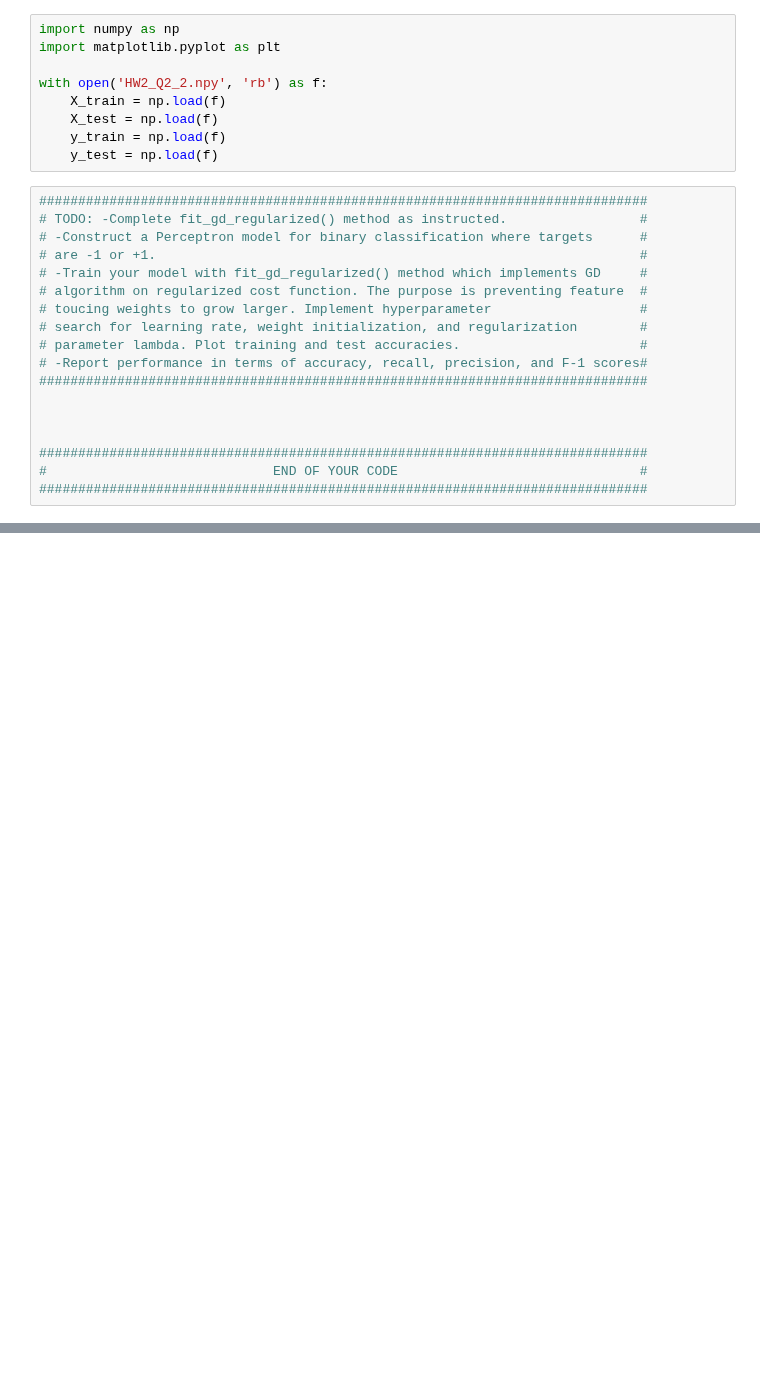
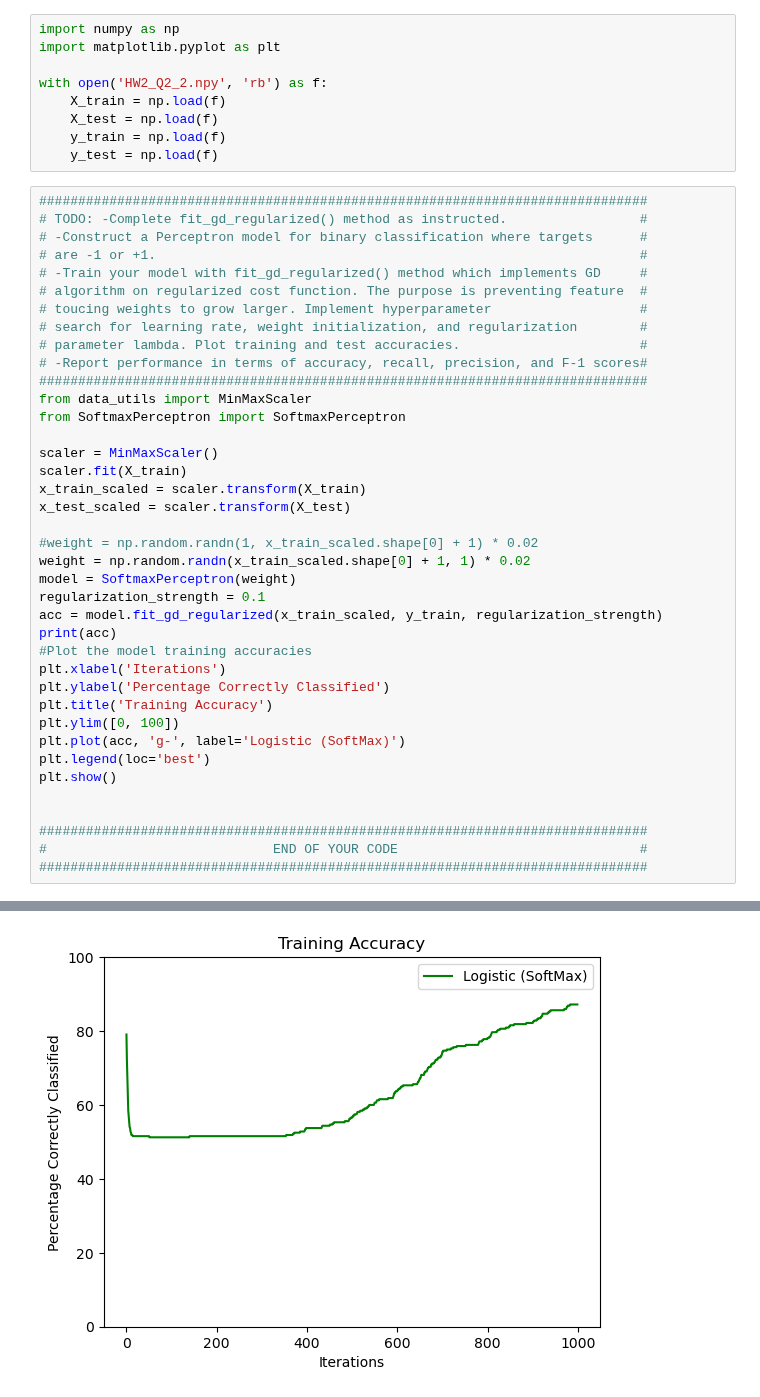
Before and after one commit to MustafaKrc/LFD24, a Jupyter notebook: Binary Linear Classification with Logistic Regression and Perceptron (With SGD)/Homework-3.ipynb, the cells around one changed output, grey strips where cells are left out. Cells and saved outputs as stored; diff of their text form; blank space fills up the shorter version.

```diff
--- a/Binary Linear Classification with Logistic Regression and Perceptron (With SGD)/Homework-3.ipynb
+++ b/Binary Linear Classification with Logistic Regression and Perceptron (With SGD)/Homework-3.ipynb
@@ -749,9 +760,31 @@ with open('HW2_Q2_2.npy', 'rb') as f:
 # parameter lambda. Plot training and test accuracies.                       #
 # -Report performance in terms of accuracy, recall, precision, and F-1 scores#
 ##############################################################################
+from data_utils import MinMaxScaler
+from SoftmaxPerceptron import SoftmaxPerceptron
 
+scaler = MinMaxScaler()
+scaler.fit(X_train)
+x_train_scaled = scaler.transform(X_train)
+x_test_scaled = scaler.transform(X_test)
+
+#weight = np.random.randn(1, x_train_scaled.shape[0] + 1) * 0.02
+weight = np.random.randn(x_train_scaled.shape[0] + 1, 1) * 0.02
+model = SoftmaxPerceptron(weight)
+regularization_strength = 0.1
+acc = model.fit_gd_regularized(x_train_scaled, y_train, regularization_strength)
+print(acc)
+#Plot the model training accuracies
+plt.xlabel('Iterations')
+plt.ylabel('Percentage Correctly Classified')
+plt.title('Training Accuracy')
+plt.ylim([0, 100])
+plt.plot(acc, 'g-', label='Logistic (SoftMax)')
+plt.legend(loc='best')
+plt.show()
 
 
 ##############################################################################
 #                             END OF YOUR CODE                               #
 ##############################################################################
+# %% [output]
@@ -757,0 +797 @@ with open('HW2_Q2_2.npy', 'rb') as f:
+[figure, added]
```
Also changed, not shown: parts of 7 cells of this notebook, 2 other files.
